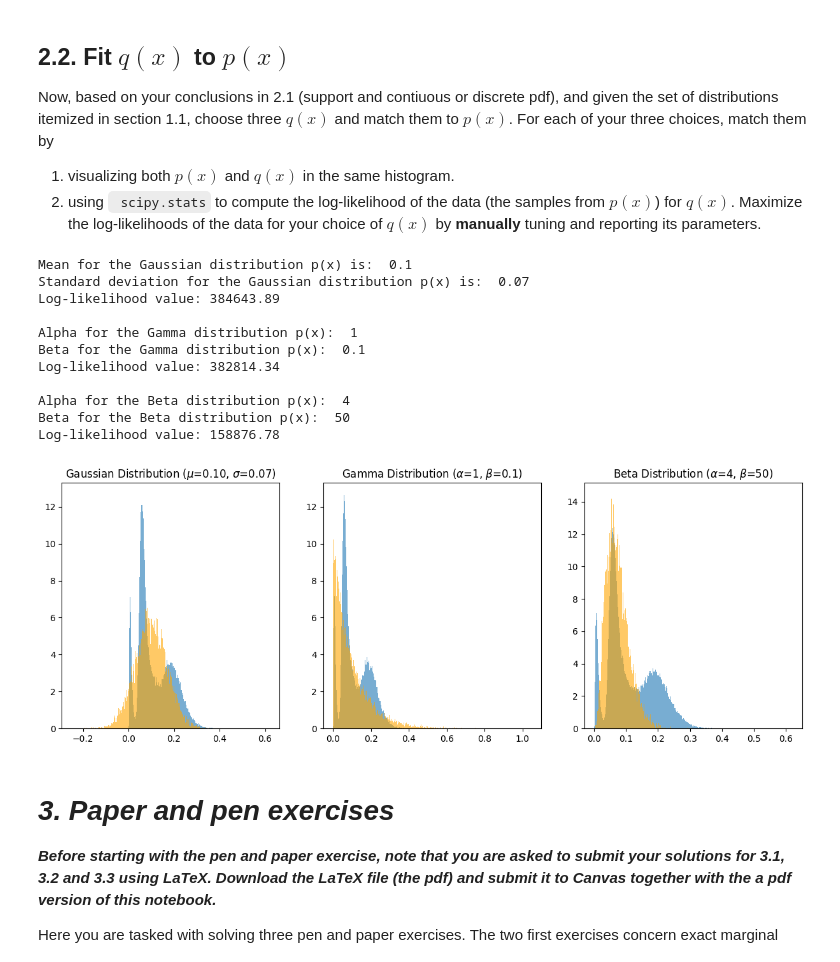
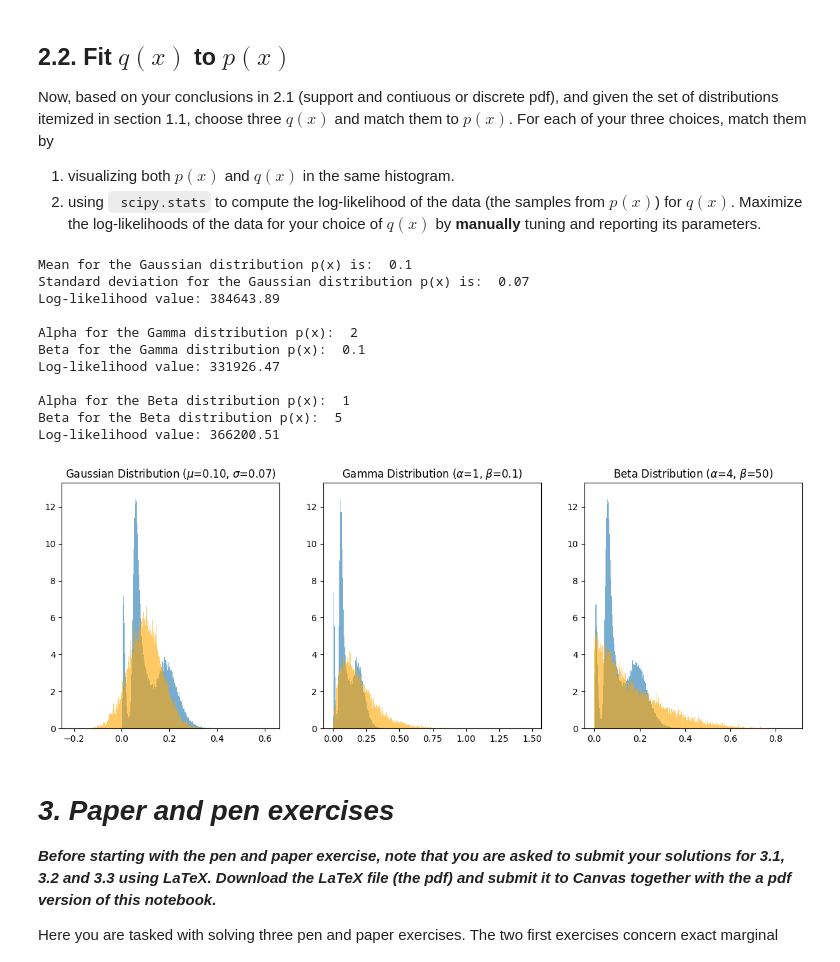
Before and after one commit to leonardodeclara/DD2447-Statistical-Methods-in-Applied-Computer-Science, a Jupyter notebook: Assignment_1/assignment1.ipynb, the cells around one changed output. Saved outputs shown, nothing was run; the diff lists cells and outputs as text; code cells hidden in the pictures.

```diff
--- a/Assignment_1/assignment1.ipynb
+++ b/Assignment_1/assignment1.ipynb
@@ -412,49 +411,49 @@ fig,axs=plt.subplots(1,3,figsize=(15,5))
 mean = 0.10
 std_dev = 0.07
 samples=np.random.normal(mean,std_dev,50000)
-axs[0].hist(p,bins=1000,density=True, alpha = 0.6)
-axs[0].hist(samples,bins=1000,density=True, color = 'orange', alpha = 0.6)
+axs[0].hist(p,bins=1000,density=True, alpha = 0.6,label='$p(x)$')
+axs[0].hist(samples,bins=1000,density=True, color = 'orange', alpha = 0.6,label='$q(x)$')
 axs[0].set_title('Gaussian Distribution ($\mu$=0.10, $\sigma$=0.07)')
 print('\nMean for the Gaussian distribution p(x) is: ', mean)
 print('Standard deviation for the Gaussian distribution p(x) is: ', std_dev)
 print('Log-likelihood value: {:.2f}'.format(np.sum(norm.logpdf(p, loc=mean, scale=std_dev))))
 
 #Gamma distribution p(x)
-alpha2 = 1
+alpha2 = 2
 beta2 = 0.1
 samples2 = np.random.gamma(alpha2, beta2, 50000)
-axs[1].hist(p,bins=1000,density=True,  alpha = 0.6)
-axs[1].hist(samples2,bins=1000,density=True, color='orange', alpha = 0.6)
+axs[1].hist(p,bins=1000,density=True,  alpha = 0.6, label='$p(x)$')
+axs[1].hist(samples2,bins=1000,density=True, color='orange', alpha = 0.6, label='$q(x)$')
 axs[1].set_title('Gamma Distribution ($\\alpha$=1, $\\beta$=0.1)')
 print('\nAlpha for the Gamma distribution p(x): ', alpha2)
 print('Beta for the Gamma distribution p(x): ', beta2)
 print('Log-likelihood value: {:.2f}'.format(np.sum(gamma.logpdf(p, a=alpha2, scale=beta2))))
 
 #Beta distribution p(x)
-alpha3 = 4
-beta3 = 50
+alpha3 = 1
+beta3 = 5
 samples3 = np.random.beta(alpha3,beta3,50000)
-axs[2].hist(p,bins=1000,density=True, alpha = 0.6)
-axs[2].hist(samples3,bins=1000,density=True, color='orange', alpha = 0.6)
+axs[2].hist(p,bins=1000,density=True, alpha = 0.6, label='$p(x)$')
+axs[2].hist(samples3,bins=1000,density=True, color='orange', alpha = 0.6, label='$q(x)$')
 axs[2].set_title('Beta Distribution ($\\alpha$=4, $\\beta$=50)')
 print('\nAlpha for the Beta distribution p(x): ', alpha3)
 print('Beta for the Beta distribution p(x): ', beta3)
 print('Log-likelihood value: {:.2f}'.format(np.sum(beta.logpdf(p, a=alpha3, b=beta3))))
 
 plt.show()
 # %% [output]
 Mean for the Gaussian distribution p(x) is:  0.1
 Standard deviation for the Gaussian distribution p(x) is:  0.07
 Log-likelihood value: 384643.89
 
-Alpha for the Gamma distribution p(x):  1
+Alpha for the Gamma distribution p(x):  2
 Beta for the Gamma distribution p(x):  0.1
-Log-likelihood value: 382814.34
+Log-likelihood value: 331926.47
 
-Alpha for the Beta distribution p(x):  4
-Beta for the Beta distribution p(x):  50
-Log-likelihood value: 158876.78
+Alpha for the Beta distribution p(x):  1
+Beta for the Beta distribution p(x):  5
+Log-likelihood value: 366200.51
-[figure, old version]
+[figure, new version]
 # %% [markdown]
 # ***3. Paper and pen exercises***
 
```
Also changed, not shown: parts of 5 cells of this notebook.
